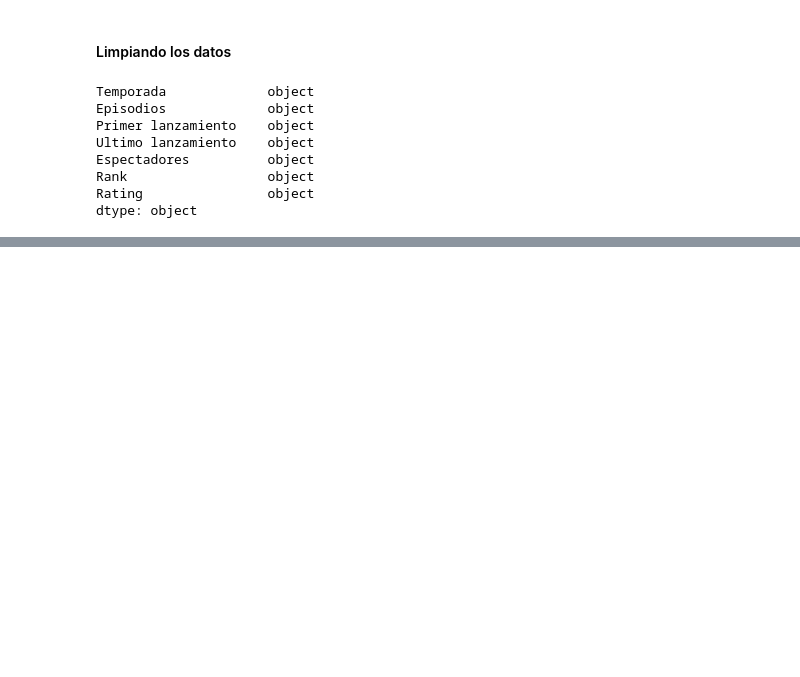
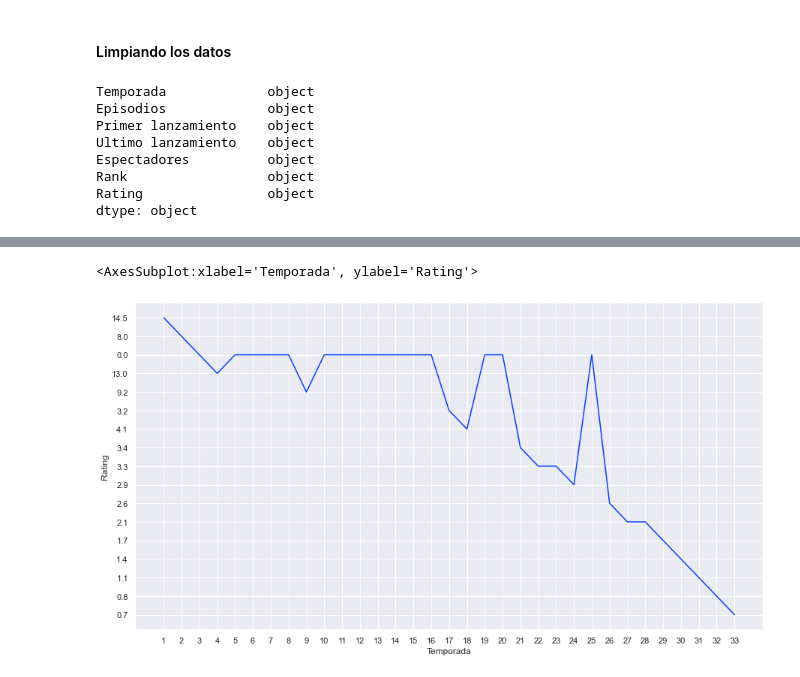
Before and after one commit to sehermosillaf/Simpson-Analisis, a Jupyter notebook: notebook/episodios.ipynb, the cells around one changed output, grey strips where cells are left out. Saved outputs shown, nothing was run; the diff lists cells and outputs as text; code cells hidden in the pictures; blank space fills up the shorter version.

Commit message:
Agrega graficos de linea

```diff
--- a/notebook/episodios.ipynb
+++ b/notebook/episodios.ipynb
@@ -60,2 +59,0 @@ data_clean['Rating'] = data_clean['Rating'].replace(['—'], 0)
-# %%
-clean_data = data_clean
@@ -80,3 +70,3 @@ clean_data.head()
 # %%
 #Limpia hipervinculos de columna 'Rank'
-clean_data['Rank'] = data_clean['Rank'].replace("\(.*?\)|\[.*?\]","",regex=True)
+clean_data['Rank'] = data_clean['Rank'].replace("\[.*?\]","",regex=True)
@@ -92,3 +83,3 @@ clean_data.head()
 # %%
-#Se limpia hipervinculos de columno 'Espectadores'
-clean_data['Espectadores'] = data_clean['Espectadores'].replace("\(.*?\)|\[.*?\]","",regex=True)
+#Limpia hipervinculos de columna 'Espectadores'
+clean_data['Espectadores'] = data_clean['Espectadores'].replace("\[.*?\]","",regex=True)
@@ -109,0 +103,10 @@ sb.barplot()
+# %%
+#Setea dimensiones de los graficos y paleta de colores
+sb.set(rc = {'figure.figsize':(15,8)})
+sb.set_palette("bright")
+# %%
+#Grafico de lineas para mostrar la relacion entre Temporada y Rating
+sb.lineplot(x=temporada.map(str),y=rating.map(str))
+# %% [output]
+<AxesSubplot:xlabel='Temporada', ylabel='Rating'>
+[figure, added]
```
Also changed, not shown: parts of 16 cells of this notebook.
